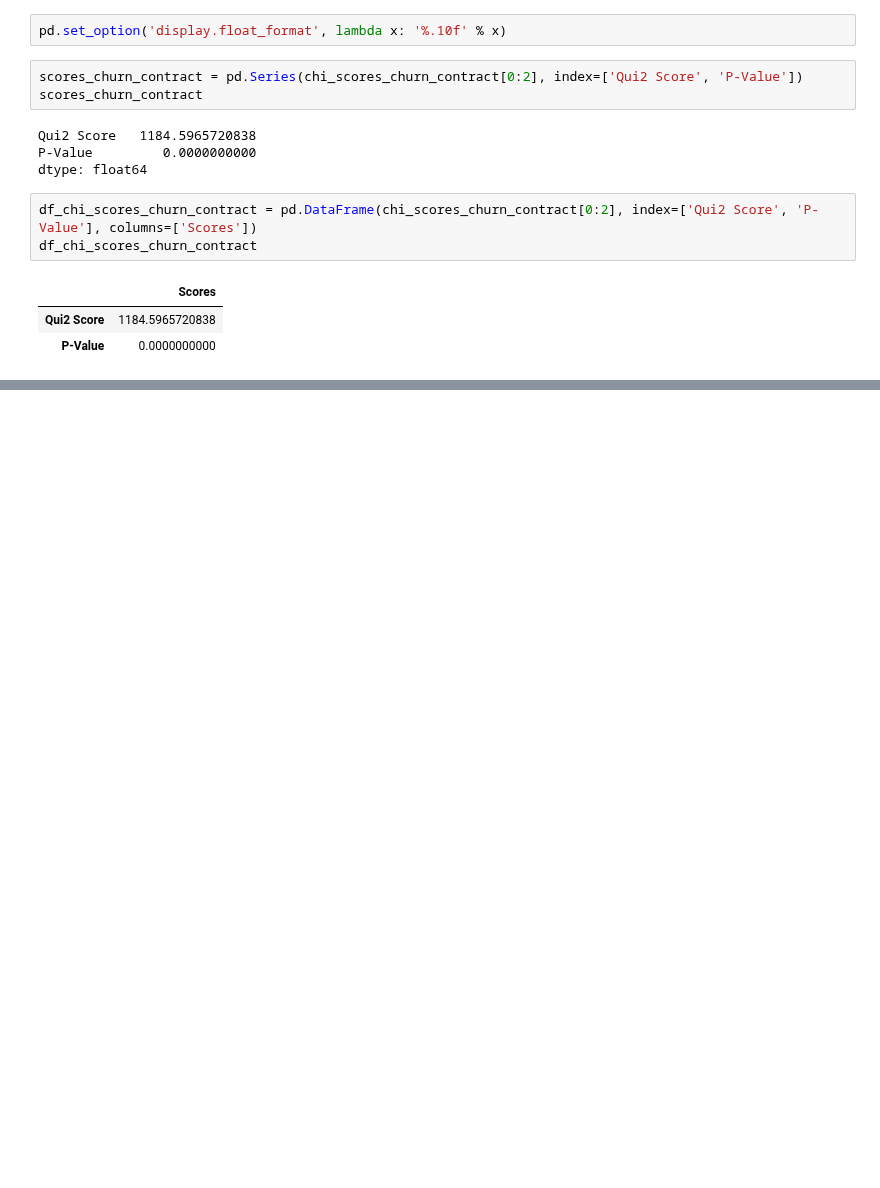
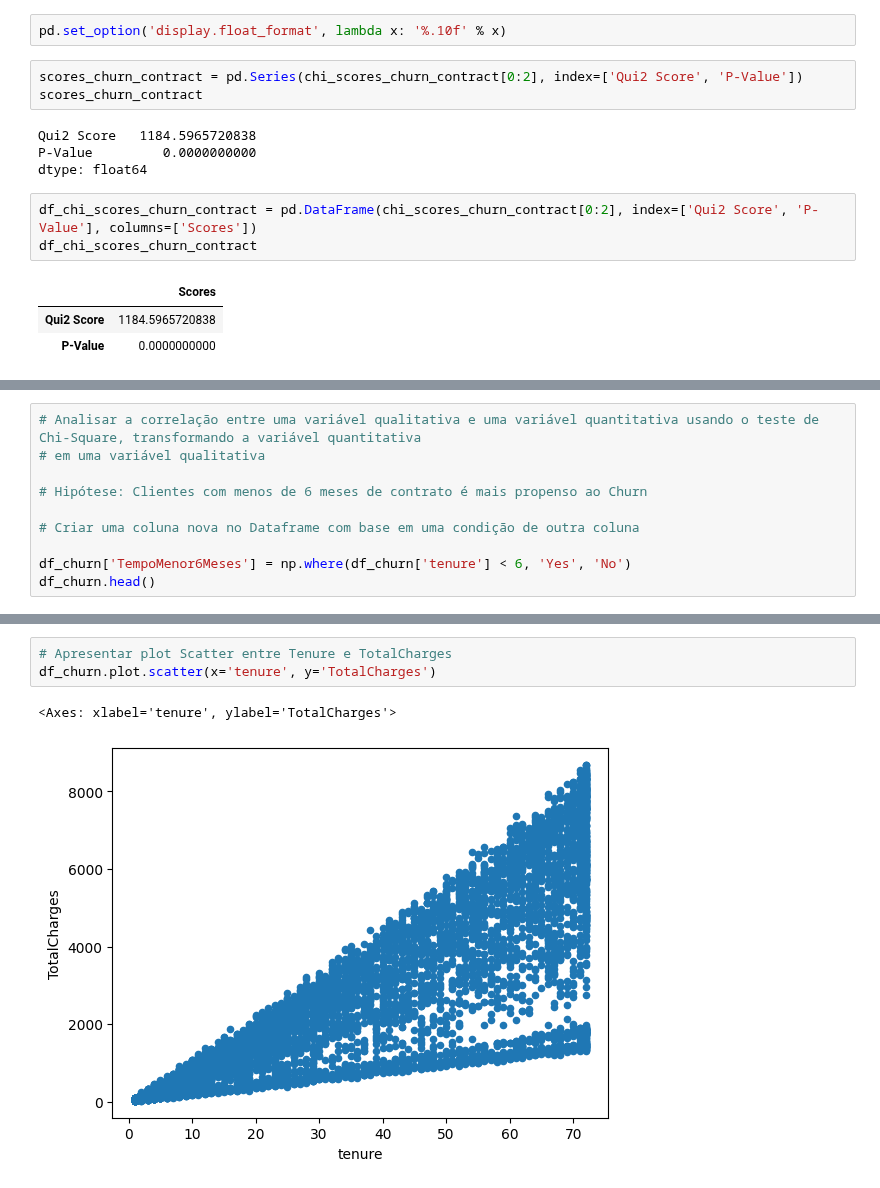
Before and after one commit to moniquemelo/machine-learning, a Jupyter notebook: aplicando-eda/datasets/03-aplicando-eda.ipynb, the cells around one changed output, grey strips where cells are left out. Cells and saved outputs as stored; diff of their text form; blank space fills up the shorter version.

```diff
--- a/aplicando-eda/datasets/03-aplicando-eda.ipynb
+++ b/aplicando-eda/datasets/03-aplicando-eda.ipynb
@@ -772,0 +1003,10 @@ podemos concluir que a associação entre as variáveis Churn e Contract é fort
+# %%
+# Analisar a correlação entre uma variável qualitativa e uma variável quantitativa usando o teste de Chi-Square, transformando a variável quantitativa
+# em uma variável qualitativa
+
+# Hipótese: Clientes com menos de 6 meses de contrato é mais propenso ao Churn
+
+# Criar uma coluna nova no Dataframe com base em uma condição de outra coluna
+
+df_churn['TempoMenor6Meses'] = np.where(df_churn['tenure'] < 6, 'Yes', 'No')
+df_churn.head()
@@ -772,0 +1072,6 @@ podemos concluir que a associação entre as variáveis Churn e Contract é fort
+# %%
+# Apresentar plot Scatter entre Tenure e TotalCharges
+df_churn.plot.scatter(x='tenure', y='TotalCharges')
+# %% [output]
+<Axes: xlabel='tenure', ylabel='TotalCharges'>
+[figure, added]
```
Also changed, not shown: parts of 61 cells of this notebook.
